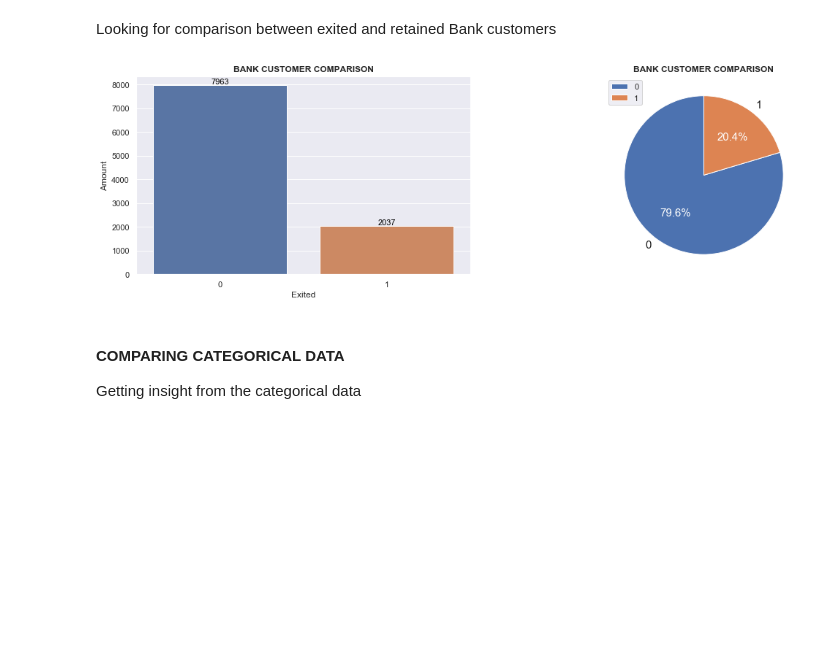
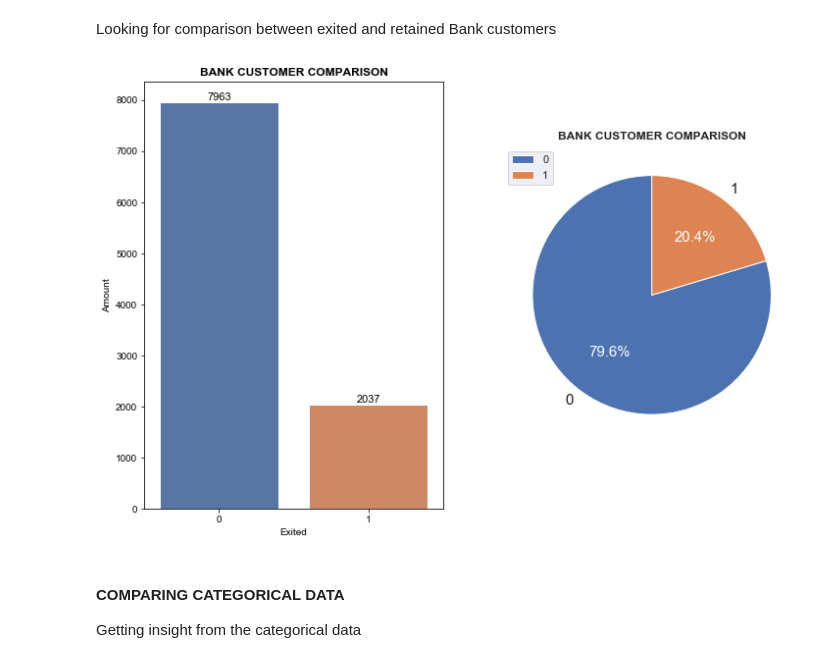
Before and after one commit to apeuta/Final_Project_JCDS07_ChurnPrediction_Bank, a Jupyter notebook: FP01_Data_Preparation_and_Visualization_Insight.ipynb, the cells around one changed output. Cells and saved outputs as stored; diff of their text form; code cells hidden in the pictures; blank space fills up the shorter version.

```diff
--- a/FP01_Data_Preparation_and_Visualization_Insight.ipynb
+++ b/FP01_Data_Preparation_and_Visualization_Insight.ipynb
@@ -119,33 +119,33 @@ Looking for comparison between exited and retained Bank customers
 # %%
 val = datadrop.loc[:,"Exited"].value_counts()
 ind = datadrop["Exited"].value_counts().sort_index().index
 
-plt.figure(figsize=[18,5])
+plt.figure(figsize=[12,8])
 
 plt.subplot(121)
 plt.title("BANK CUSTOMER COMPARISON", size= 12, fontweight="bold")
 sb.set(style="darkgrid")
 mark = sb.barplot(x= ind, y= val, data= datadrop, ci=None)
 for p in mark.patches:
              mark.annotate("%.0f" % p.get_height(), (p.get_x() + p.get_width() / 2., p.get_height()),
                  ha="center", va="center", fontsize=11, color="black", rotation=0, xytext=(0, 5),
                  textcoords="offset points")
 plt.xlabel("Exited")
 plt.ylabel("Amount")
 
 plt.subplot(122)
 x,y,z = plt.pie (val, labels=ind, startangle=90,
         shadow= False,textprops={"size":15, "color":"k"},
         autopct = "%1.1f%%", radius=1)
 plt.title("BANK CUSTOMER COMPARISON", size= 12, fontweight="bold")
 for i in z:
     i.set_color("white")
 plt.legend(ind)
 
 
 plt.show()
 # %% [output]
-[figure, old version]
+[figure, new version]
 # %% [markdown]
 #### COMPARING CATEGORICAL DATA
 
```
Also changed, not shown: parts of 23 cells of this notebook, 17 other files.
